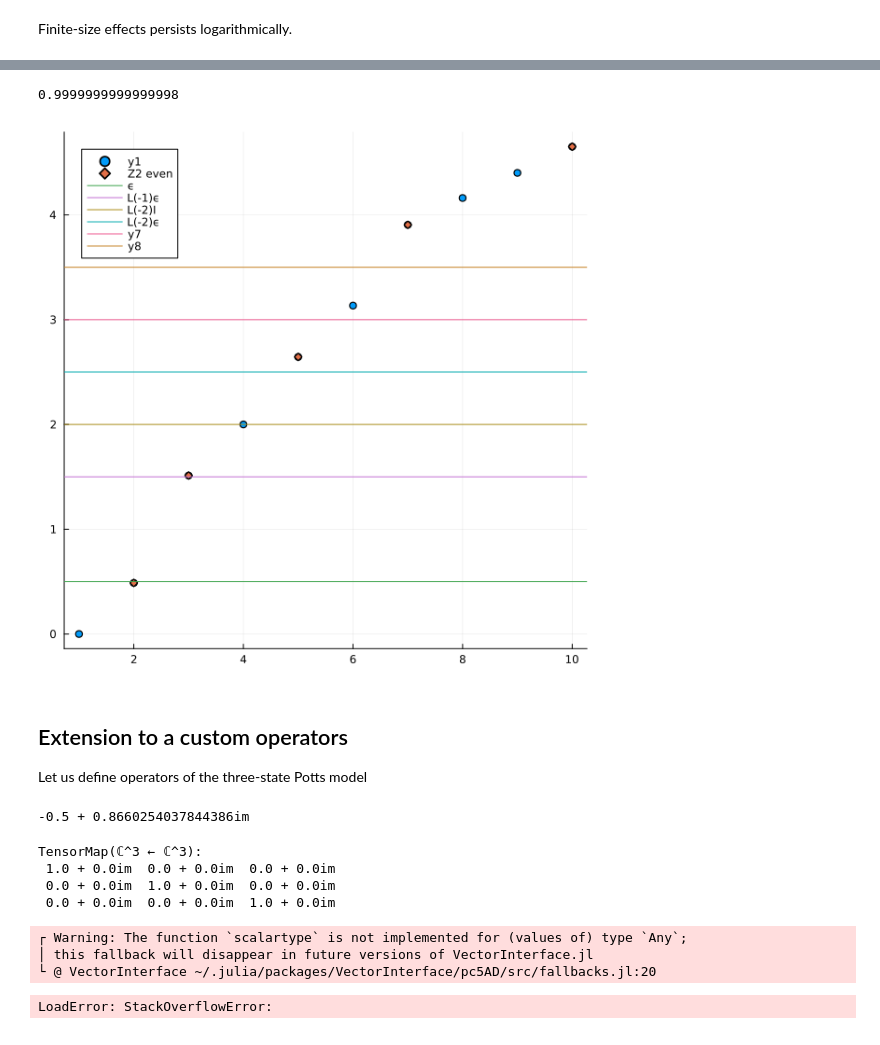
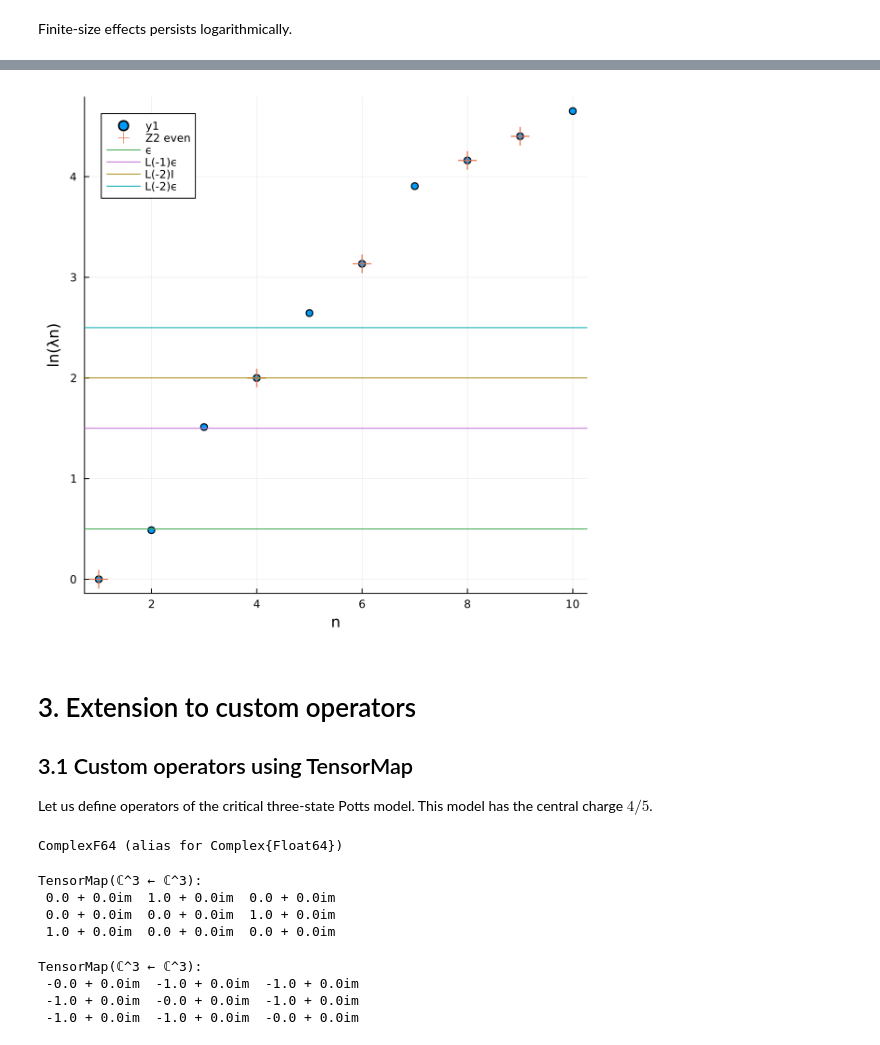
Before and after one commit to dartsushi/MPSKit_tutorial, a Jupyter notebook: mps_tutorial.ipynb, the cells around one changed output, grey strips where cells are left out. Drawn from its saved outputs; the diff is of its cells as text; code cells hidden in the pictures.

```diff
--- a/mps_tutorial.ipynb
+++ b/mps_tutorial.ipynb
@@ -570,48 +546,45 @@ H = transverse_field_ising(Z2Irrep,g=g)
-# %%
-sum(λ∞_even) + sum(λ∞_odd)
-# %% [output]
-0.9999999999999998
 # %%
 λ∞ = sort([λ∞_even..., λ∞_odd...],rev=true)
 λmax = λ∞[1]
 normalization = log(λ∞[1]/λ∞[4])
 plot(2*log.(λmax./λ∞[1:10])/normalization,st=:scatter,size=(600,600))
-plot!([2,3,5,7,10],2*log.(λmax./λ∞_even[1:5])/normalization,st=:scatter,marker=:diamond,size=(600,600),label="Z2 even")
+plot!([1,4,6,8,9],2*log.(λmax./λ∞_even[1:5])/normalization,st=:scatter,marker=:plus,markersize=10,size=(600,600),label="Z2 even")
 hline!([0.5],label="ϵ")
 hline!([1.5],label="L(-1)ϵ")
 hline!([2.0],label="L(-2)I")
 hline!([2.5],label="L(-2)ϵ")
-hline!([3])
-hline!([3.5])
+
+xlabel!("n")
+ylabel!("ln(λn)")
 # %% [output]
-[figure, old version]
+[figure, new version]
 # %% [markdown]
-## Extension to a custom operators
-Let us define operators of the three-state Potts model
+# 3. Extension to custom operators
+
+## 3.1 Custom operators using TensorMap
+Let us define operators of the critical three-state Potts model. This model has the central charge $4/5$.
 # %%
 ω = exp(2*im*pi/3)
+T = ComplexF64
 # %% [output]
--0.5 + 0.8660254037844386im
+ComplexF64 (alias for Complex{Float64})
 # %%
-Ω = TensorMap([1 0 0;0 ω 0;0 0 ω^2],ℂ^3←ℂ^3)
-Γ = TensorMap(Complex[0. 1. 0.; 0. 0. 1.;1. 0. 0.],ℂ^3←ℂ^3)
-I = TensorMap(Complex[1. 0. 0.; 0. 1. 0.; 0. 0. 1.],ℂ^3←ℂ^3)
+# Clarify that you use "ComplexF64 as TensorMap read out the matrix as a complex variables.
+Ω = TensorMap(T[1 0 0;0 ω 0;0 0 ω^2],ℂ^3←ℂ^3)
+Γ = TensorMap(T[0 1 0.; 0. 0. 1.;1. 0. 0.],ℂ^3←ℂ^3)
 # %% [output]
 TensorMap(ℂ^3 ← ℂ^3):
- 1.0 + 0.0im  0.0 + 0.0im  0.0 + 0.0im
  0.0 + 0.0im  1.0 + 0.0im  0.0 + 0.0im
  0.0 + 0.0im  0.0 + 0.0im  1.0 + 0.0im
+ 1.0 + 0.0im  0.0 + 0.0im  0.0 + 0.0im
 # %%
-ΩΩdag = Ω⊗adjoint(Ω)
-first_term = ΩΩdag+adjoint(ΩΩdag)
-# second_term = Γ⊗I + I ⊗adjoint(Γ)
-ΓI =  Γ⊗I
-IΓ = I⊗Γ
-second_term = ΓI+IΓ
+# Adjoint in this context is a Hermitian conjugate
+first_term = -Ω⊗adjoint(Ω) - adjoint(Ω)⊗Ω
+second_term = -Γ-adjoint(Γ)
 # %% [output]
-┌ Warning: The function `scalartype` is not implemented for (values of) type `Any`;
-│ this fallback will disappear in future versions of VectorInterface.jl
-└ @ VectorInterface ~/.julia/packages/VectorInterface/pc5AD/src/fallbacks.jl:20
+TensorMap(ℂ^3 ← ℂ^3):
+ -0.0 + 0.0im  -1.0 + 0.0im  -1.0 + 0.0im
+ -1.0 + 0.0im  -0.0 + 0.0im  -1.0 + 0.0im
+ -1.0 + 0.0im  -1.0 + 0.0im  -0.0 + 0.0im
-LoadError: StackOverflowError:
 # %%
 lattice∞ = InfiniteChain(1)
```
Also changed, not shown: parts of 40 cells of this notebook.
